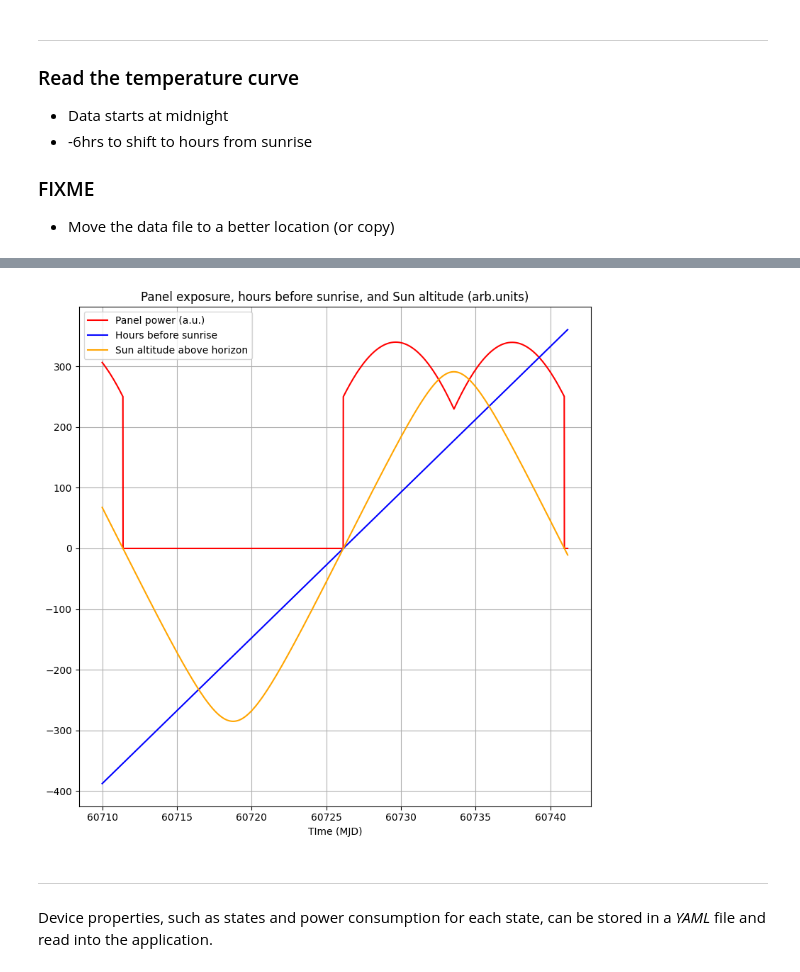
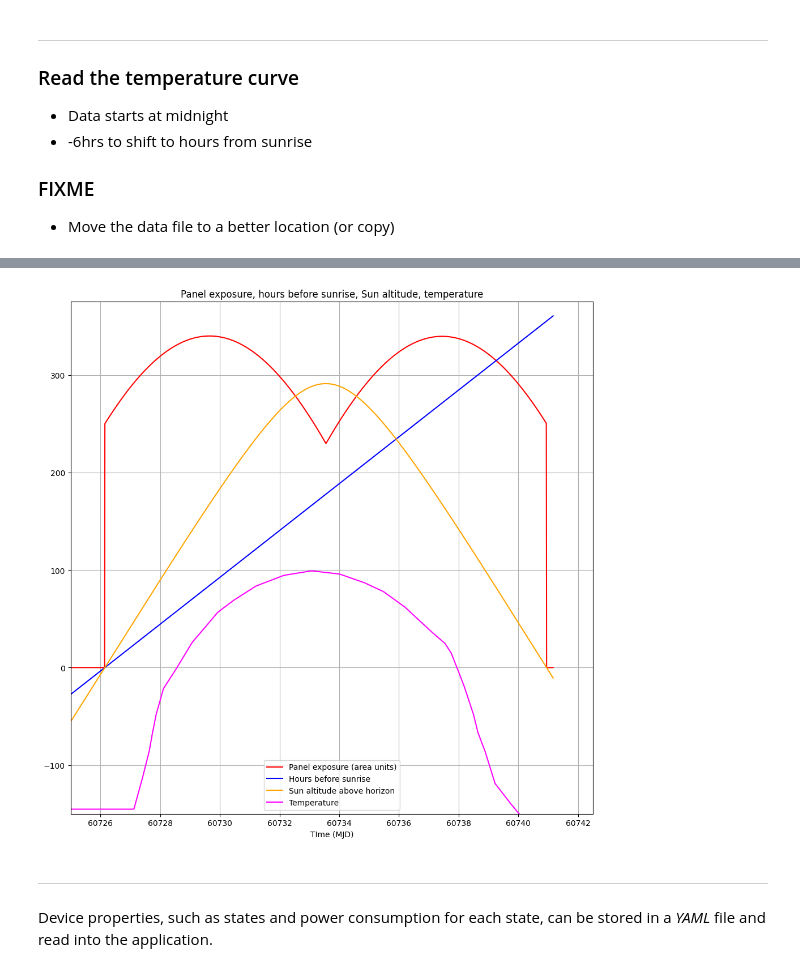
Before and after one commit to lusee-night/opsim, a Jupyter notebook: notebooks/sim.ipynb, the cells around one changed output, grey strips where cells are left out. Saved outputs shown, nothing was run; the diff lists cells and outputs as text; code cells hidden in the pictures.

Commit message:
Temperature profile incorporated (in 1st approximation)

```diff
--- a/notebooks/sim.ipynb
+++ b/notebooks/sim.ipynb
@@ -146,0 +141,16 @@ Data array: 82, hours per lunar day: 708.7341666666666, t_inc: 0.25
+# %%
+def tempfit():
+    return np.interp(mySun.mjd, temp_data[7:35,0]-5+60726.14583333333, temp_data[7:35,1])
+    # index = t_mjd - 60726.14583333333
+    # temp_fit = interp1d(time_hrs,temp,kind='cubic')
+
+def temperature(sun):
+    t_array = np.zeros(sun.N)
+    k=0
+    start = mySun.iSunrise
+    for i in range(sun.N):
+        if i<sun.iSunrise or i>sun.iSunrise+100:
+            continue
+        t_array[i] = 200. # temp[k]
+        k+=1
+    return t_array
@@ -147,24 +162,24 @@ Data array: 82, hours per lunar day: 708.7341666666666, t_inc: 0.25
 # %%
-
-plt.rcParams["figure.figsize"] = [8., 8.]
-# plt.rcParams["figure.autolayout"] = True
+plt.rcParams["figure.figsize"] = [10., 10.]
+plt.rcParams["figure.autolayout"] = True
 
 ax=plt.subplot()
 
-ax.plot(mySun.mjd, Panel.profile*250., color="red",    label="Panel power (a.u.)")
+ax.plot(mySun.mjd, Panel.profile*250., color="red",    label="Panel exposure (area units)")
 ax.set_xlabel('TIme (MJD)')
 ax.plot(mySun.mjd, hrs, color="blue",    label="Hours before sunrise")
 ax.plot(mySun.mjd, mySun.alt*250, color="orange",  label="Sun altitude above horizon")
+ax.plot(mySun.mjd, tempfit()-273., color="Magenta",  label="Temperature")
 
-
-# --- plt.xlim(-100,400)
+plt.xlim(60725,60742.5)
+plt.ylim(-150,375)
 plt.grid(True)
-plt.title("Panel exposure, hours before sunrise, and Sun altitude (arb.units)")
+plt.title("Panel exposure, hours before sunrise, Sun altitude, temperature")
 plt.legend()
 
 plt.show()
 # %% [output]
-[figure, old version]
+[figure, new version]
 # %% [markdown]
 ---
 
```
Also changed, not shown: parts of 4 cells of this notebook, 2 other files.
